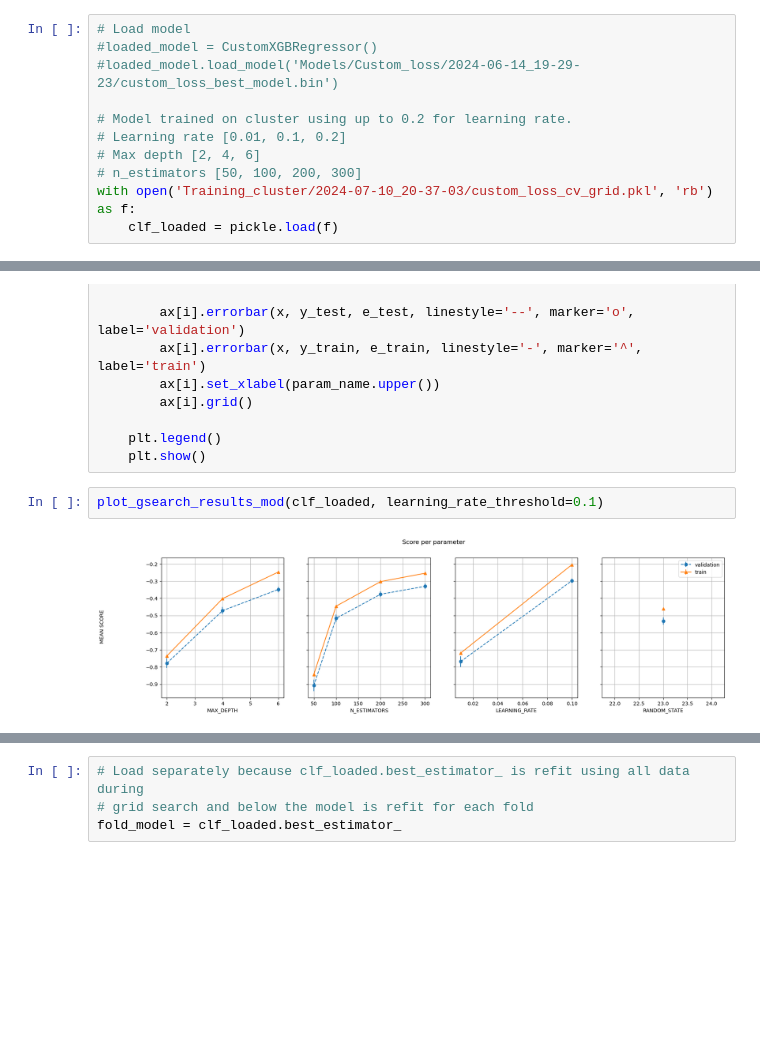
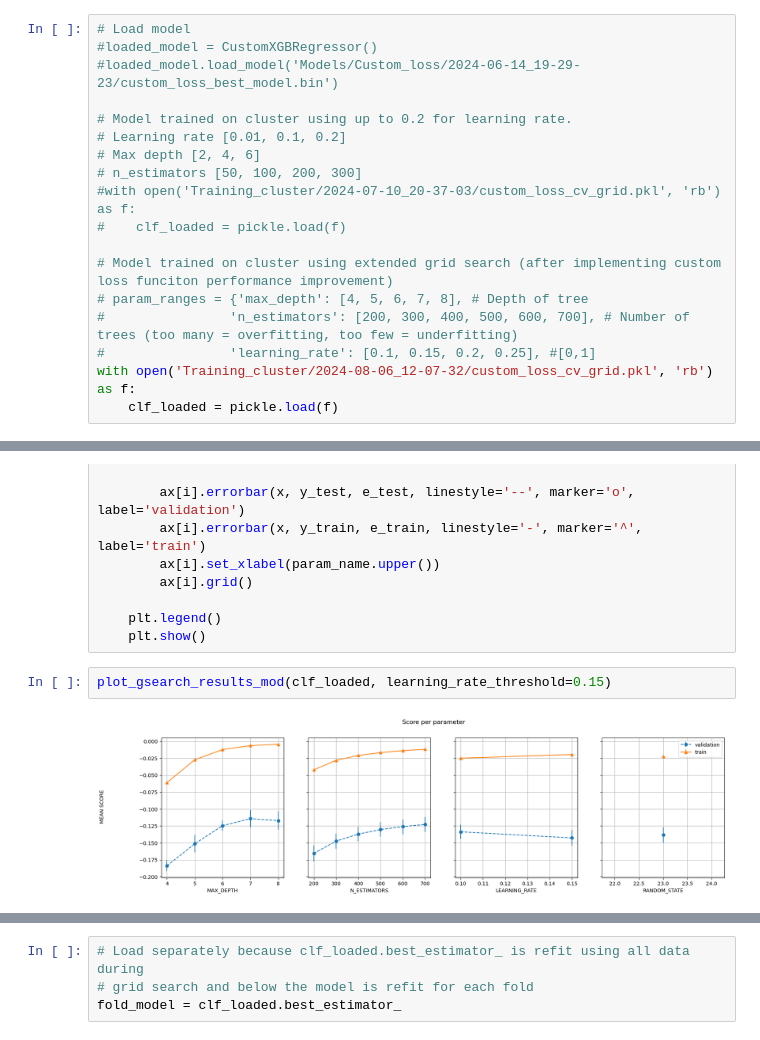
Before and after one commit to khsjursen/ML_MB_Norway, a Jupyter notebook: mb_model_custom_loss.ipynb, the cells around one changed output, grey strips where cells are left out. Saved outputs shown, nothing was run; the diff lists cells and outputs as text; blank space fills up the shorter version.

Commit message:
evaluated model with extended grid search

```diff
--- a/mb_model_custom_loss.ipynb
+++ b/mb_model_custom_loss.ipynb
@@ -1906,7 +1906,14 @@ plot_prediction(y_true_mean, y_pred_agg, data_type='val fold1')
 # Learning rate [0.01, 0.1, 0.2]
 # Max depth [2, 4, 6]
 # n_estimators [50, 100, 200, 300]
-with open('Training_cluster/2024-07-10_20-37-03/custom_loss_cv_grid.pkl', 'rb') as f:
+#with open('Training_cluster/2024-07-10_20-37-03/custom_loss_cv_grid.pkl', 'rb') as f:
+#    clf_loaded = pickle.load(f)
+
+# Model trained on cluster using extended grid search (after implementing custom loss funciton performance improvement)
+# param_ranges = {'max_depth': [4, 5, 6, 7, 8], # Depth of tree
+#                'n_estimators': [200, 300, 400, 500, 600, 700], # Number of trees (too many = overfitting, too few = underfitting)
+#                'learning_rate': [0.1, 0.15, 0.2, 0.25], #[0,1]
+with open('Training_cluster/2024-08-06_12-07-32/custom_loss_cv_grid.pkl', 'rb') as f:
     clf_loaded = pickle.load(f)
 # %%
 clf_loaded.best_estimator_
@@ -1994,9 +2001,9 @@ def plot_gsearch_results_mod(grid, learning_rate_threshold=0.3):
     plt.legend()
     plt.show()
 # %%
-plot_gsearch_results_mod(clf_loaded, learning_rate_threshold=0.1)
+plot_gsearch_results_mod(clf_loaded, learning_rate_threshold=0.15)
 # %% [output]
-[figure, old version]
+[figure, new version]
 # %%
 clf_loaded.cv_results_
 # %% [output]
```
Also changed, not shown: parts of 8 cells of this notebook.
